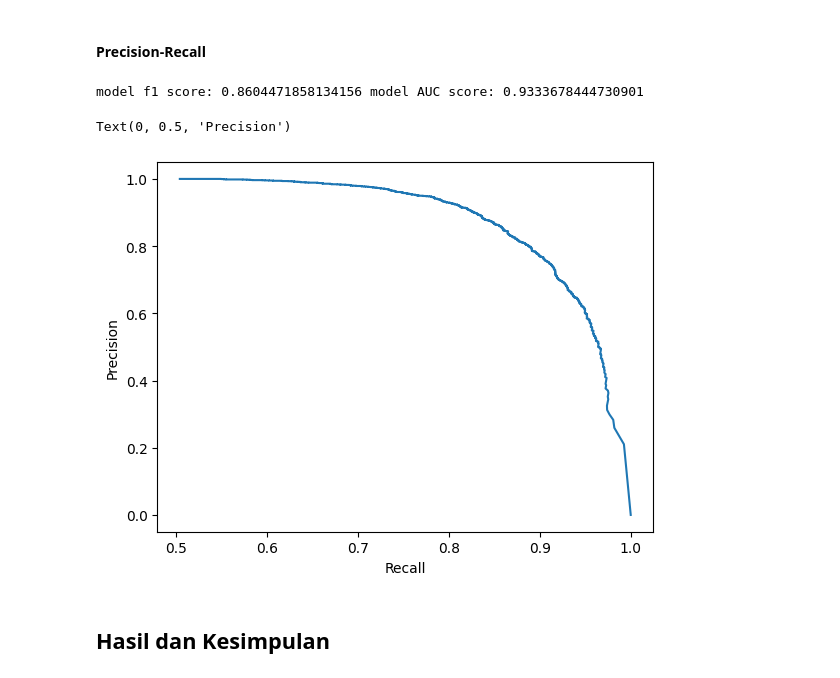
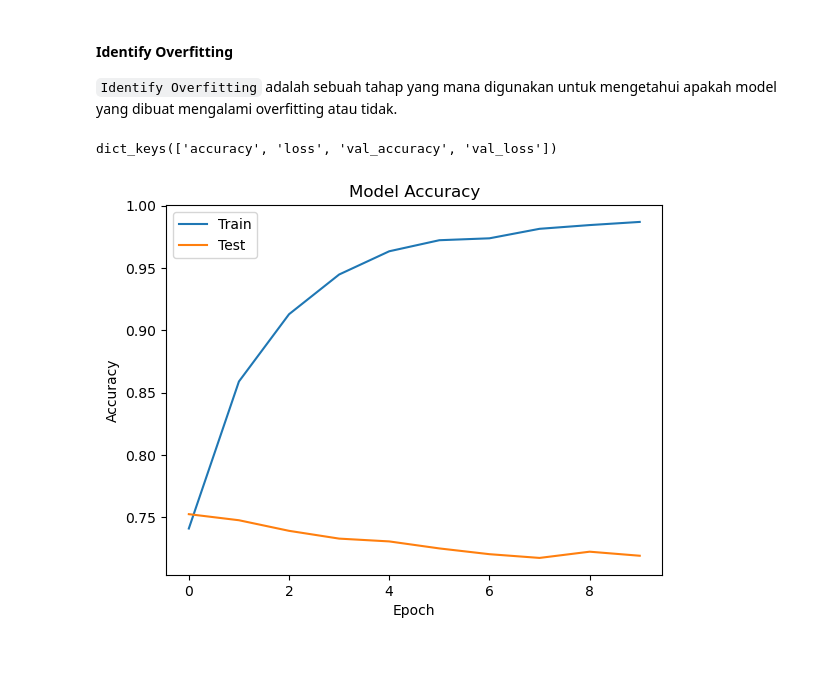
Before and after one commit to sains-data/Sentiment-Analysis-Using-GRU, a Jupyter notebook: Analysis GRU.ipynb, the cells around one changed output. Drawn from its saved outputs; the diff is of its cells as text; code cells hidden in the pictures.

```diff
--- a/Analysis GRU.ipynb
+++ b/Analysis GRU.ipynb
@@ -261,8 +364,10 @@ keras.utils.plot_model(model_bigru, show_shapes=True, dpi = 100)
 # %%
-epochs = 100
+epochs = 10
 batch_size = 128
 
 es = EarlyStopping(monitor='val_loss', mode='min', verbose=1, patience=15)
-mc = ModelCheckpoint('./best_model/best_model_bigru.keras', monitor='val_loss', mode='min', verbose=1, save_best_only=True)
-history = model_bigru.fit(X_train, y_train,  batch_size=batch_size, shuffle=True, validation_split=0.1, epochs=epochs, verbose=1, callbacks=[es, mc])
+mc = ModelCheckpoint('./best_model/best_model_bigru.keras',
+                     monitor='val_accuracy', mode='max', verbose=1, save_best_only=True)
+history = model_bigru.fit(X_train, y_train,  batch_size=batch_size, shuffle=True,
+                          validation_split=0.2, epochs=epochs, verbose=1, callbacks=[es, mc])
 # %% [output]
@@ -505,7 +403,0 @@ keras.utils.plot_model(model_attbigru, show_shapes=True, dpi = 100)
-# %%
-epochs = 100
-batch_size = 128
-
-es = EarlyStopping(monitor='val_loss', mode='min', verbose=1, patience=15)
-mc = ModelCheckpoint('./best_model/best_model_attbigru.keras', monitor='val_loss', mode='min', verbose=1, save_best_only=True)
-history = model_attbigru.fit(X_train, y_train,  batch_size=batch_size, shuffle=True, validation_split=0.1, epochs=epochs, verbose=1, callbacks=[es, mc])
@@ -608,14 +404,16 @@ model AUC score: 0.9343738094312328
-# %% [markdown]
-#### Precision-Recall
-# %%
-precision, recall, thresholds = precision_recall_curve(y_test, prediction_probs)
-print(f'model f1 score: {f1_score(y_test, predictions)} model AUC score: {auc(recall, precision)}')
-plt.plot(precision, recall)
-plt.xlabel('Recall')
-plt.ylabel('Precision')
-# %% [output]
-model f1 score: 0.8604471858134156 model AUC score: 0.9333678444730901
-Text(0, 0.5, 'Precision')
-[figure, removed]
-# %% [markdown]
-## Hasil dan Kesimpulan
+# %% [markdown]
+#### **Identify Overfitting**
+`Identify Overfitting` adalah sebuah tahap yang mana digunakan untuk mengetahui apakah model yang dibuat mengalami overfitting atau tidak.
+# %%
+print(history.history.keys())
+plt.plot(history.history['accuracy'])
+plt.plot(history.history['val_accuracy'])
+plt.title('Model Accuracy')
+plt.ylabel('Accuracy')
+plt.xlabel('Epoch')
+plt.legend(['Train', 'Test'], loc='upper left')
+plt.savefig('Accuracy.png')
+plt.show()
+# %% [output]
+dict_keys(['accuracy', 'loss', 'val_accuracy', 'val_loss'])
+[figure, added]
```
Also changed, not shown: parts of 116 cells of this notebook, 8 other files.
